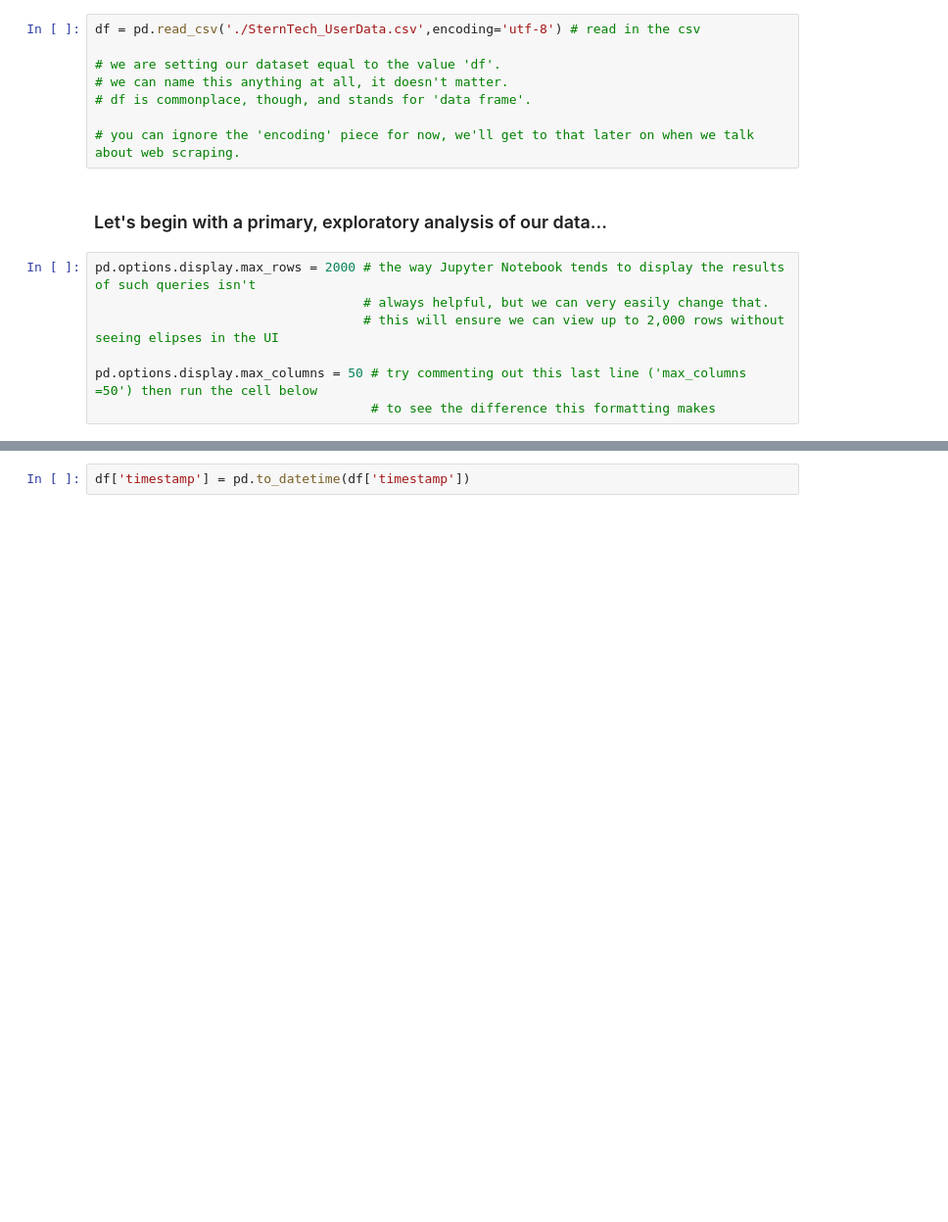
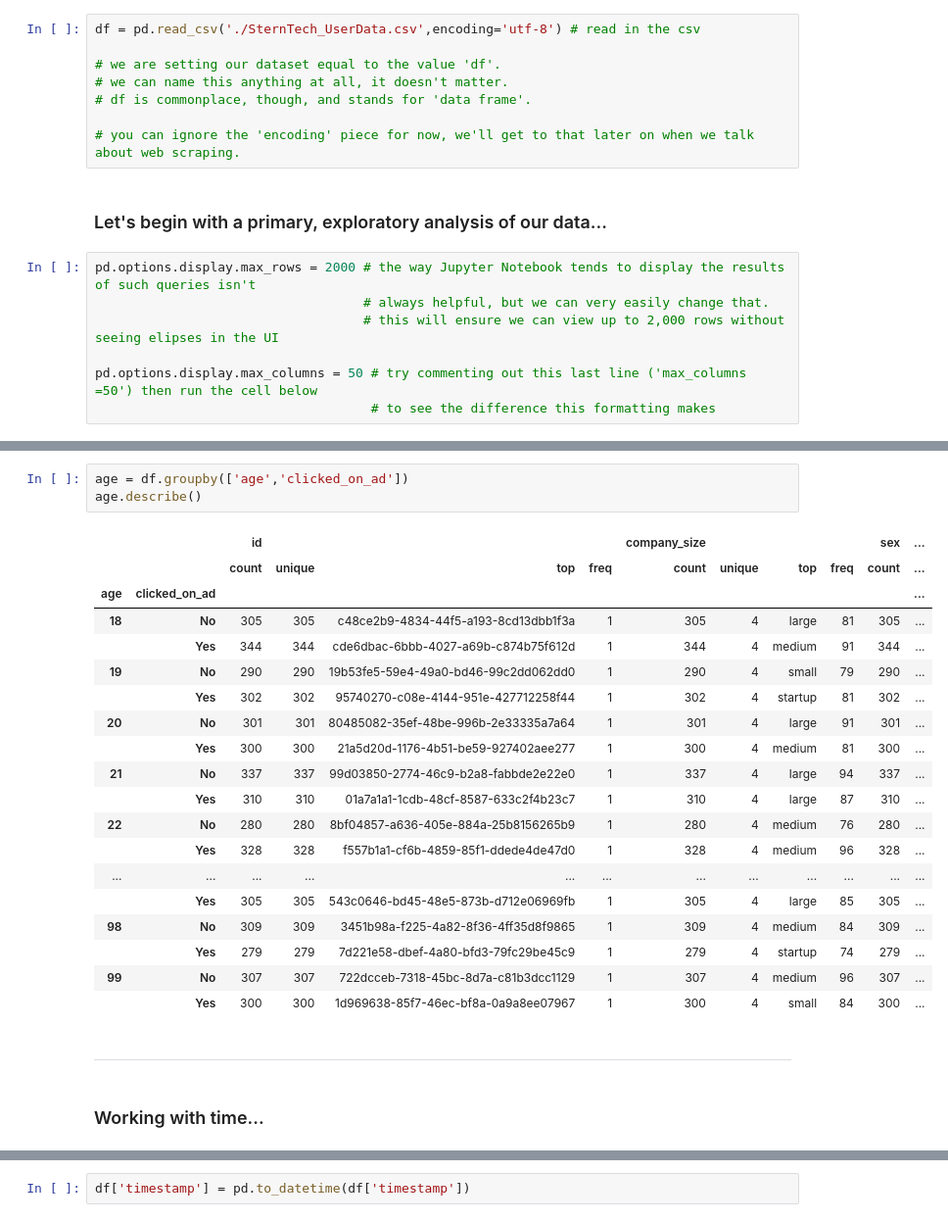
Before and after one commit to jsedoc/NYU-Projects-in-Programming-Fall-2019, a Jupyter notebook: (Class 3) Descriptive Data Analysis/Descriptive Analysis in Python.ipynb, the cells around one changed output, grey strips where cells are left out. Shown at 98% size. Cells and saved outputs as stored; diff of their text form; blank space fills up the shorter version.

```diff
--- a/(Class 3) Descriptive Data Analysis/Descriptive Analysis in Python.ipynb
+++ b/(Class 3) Descriptive Data Analysis/Descriptive Analysis in Python.ipynb
@@ -175,0 +124,27 @@ memory usage: 3.4+ MB
+# %%
+age = df.groupby(['age','clicked_on_ad'])
+age.describe()
+# %% [output]
+|  |  | id |  |  |  | company_size |  |  |  | sex | ... |
+|  |  | count | unique | top | freq | count | unique | top | freq | count | ... |
+| age | clicked_on_ad |  |  |  |  |  |  |  |  |  | ... |
+| 18 | No | 305 | 305 | c48ce2b9-4834-44f5-a193-8cd13dbb1f3a | 1 | 305 | 4 | large | 81 | 305 | ... |
+|  | Yes | 344 | 344 | cde6dbac-6bbb-4027-a69b-c874b75f612d | 1 | 344 | 4 | medium | 91 | 344 | ... |
+| 19 | No | 290 | 290 | 19b53fe5-59e4-49a0-bd46-99c2dd062dd0 | 1 | 290 | 4 | small | 79 | 290 | ... |
+|  | Yes | 302 | 302 | 95740270-c08e-4144-951e-427712258f44 | 1 | 302 | 4 | startup | 81 | 302 | ... |
+| 20 | No | 301 | 301 | 80485082-35ef-48be-996b-2e33335a7a64 | 1 | 301 | 4 | large | 91 | 301 | ... |
+|  | Yes | 300 | 300 | 21a5d20d-1176-4b51-be59-927402aee277 | 1 | 300 | 4 | medium | 81 | 300 | ... |
+| 21 | No | 337 | 337 | 99d03850-2774-46c9-b2a8-fabbde2e22e0 | 1 | 337 | 4 | large | 94 | 337 | ... |
+|  | Yes | 310 | 310 | 01a7a1a1-1cdb-48cf-8587-633c2f4b23c7 | 1 | 310 | 4 | large | 87 | 310 | ... |
+| 22 | No | 280 | 280 | 8bf04857-a636-405e-884a-25b8156265b9 | 1 | 280 | 4 | medium | 76 | 280 | ... |
+|  | Yes | 328 | 328 | f557b1a1-cf6b-4859-85f1-ddede4de47d0 | 1 | 328 | 4 | medium | 96 | 328 | ... |
+| ... | ... | ... | ... | ... | ... | ... | ... | ... | ... | ... | ... |
+|  | Yes | 305 | 305 | 543c0646-bd45-48e5-873b-d712e06969fb | 1 | 305 | 4 | large | 85 | 305 | ... |
+| 98 | No | 309 | 309 | 3451b98a-f225-4a82-8f36-4ff35d8f9865 | 1 | 309 | 4 | medium | 84 | 309 | ... |
+|  | Yes | 279 | 279 | 7d221e58-dbef-4a80-bfd3-79fc29be45c9 | 1 | 279 | 4 | startup | 74 | 279 | ... |
+| 99 | No | 307 | 307 | 722dcceb-7318-45bc-8d7a-c81b3dcc1129 | 1 | 307 | 4 | medium | 96 | 307 | ... |
+|  | Yes | 300 | 300 | 1d969638-85f7-46ec-bf8a-0a9a8ee07967 | 1 | 300 | 4 | small | 84 | 300 | ... |
+# %% [markdown]
+---
+# %% [markdown]
+### Working with time...
```
Also changed, not shown: parts of 40 cells of this notebook, 4 other files.
